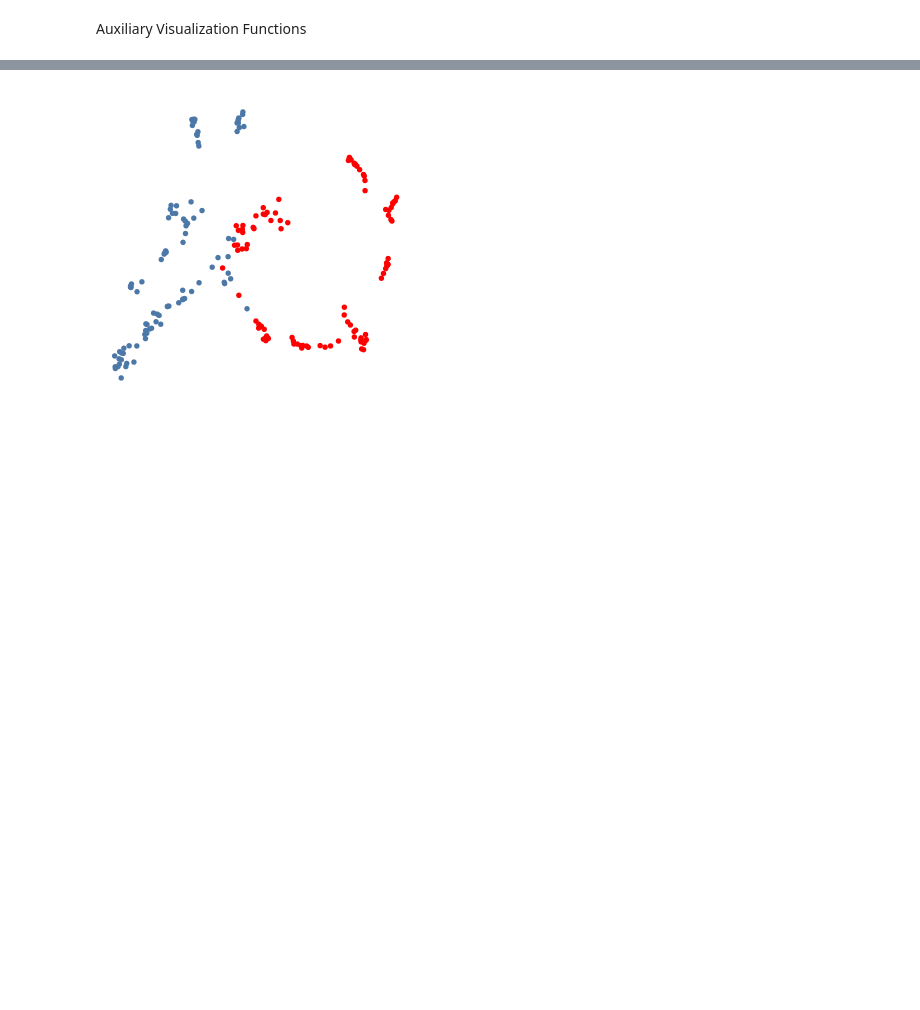
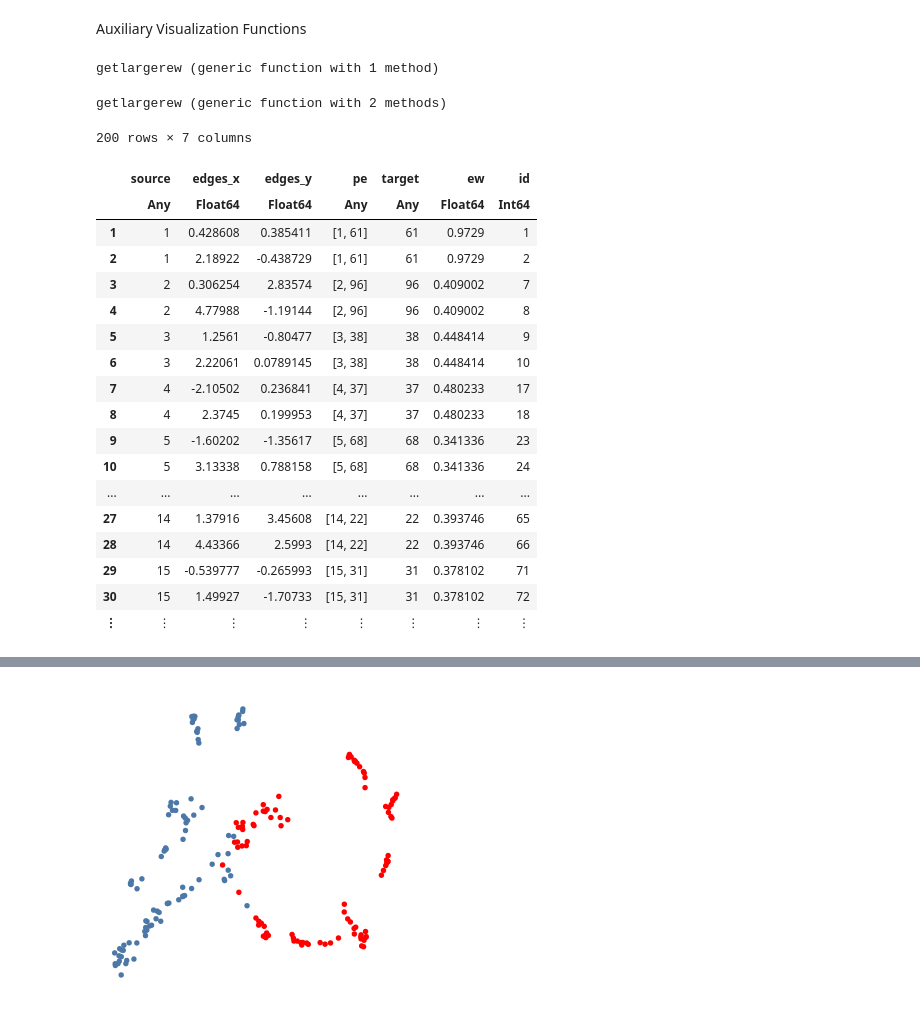
Before and after one commit to davibarreira/Data_Visualization, a Jupyter notebook: Project/OTDD/OTDD.ipynb, the cells around one changed output, grey strips where cells are left out. Saved outputs shown, nothing was run; the diff lists cells and outputs as text; code cells hidden in the pictures; blank space fills up the shorter version.

Commit message:
Criando as edges

```diff
--- a/Project/OTDD/OTDD.ipynb
+++ b/Project/OTDD/OTDD.ipynb
@@ -111,13 +108,19 @@ of the distributions.
 function CreateEdges(μ, ν, γ; ewfilter=0)
     edges = Array{Float64}(undef, 0, 2)
     pe    = []
+    source    = []
+    target    = []
     for i in 1:size(μ)[1], j in 1:size(ν)[1]
         edges  = vcat(edges,[μ[i,1],μ[i,2]]')
         edges  = vcat(edges,[ν[j,1],ν[j,2]]')
         pe     = vcat(pe,string([i,j]))
         pe     = vcat(pe,string([i,j]))
+        source = vcat(source,i)
+        source = vcat(source,i)
+        target = vcat(target,j)
+        target = vcat(target,j)
     end
-    df = DataFrame(edges_x=edges[:,1],edges_y = edges[:,2],pe=pe);
+    df = DataFrame(edges_x=edges[:,1],edges_y = edges[:,2],pe=pe, source=source, target=target);
     edge_w = []
     for i in 1:size(γ)[1], j in 1:size(γ)[1]
         edge_w = vcat(edge_w,γ[i,j])
@@ -127,6 +130,7 @@ function CreateEdges(μ, ν, γ; ewfilter=0)
 
     filter = ewfilter
     df = df[df[:,:ew] .>= filter,:];
+    df[!,:id] .= 1:size(df)[1];
     return df
 end
 
@@ -138,7 +142,7 @@ of Optimal Transport plan.
 function PlotOT(μ,ν,γ;filter=0.0,title="",width=300,height=300, ewfilter=0.5)
     df = CreateEdges(μ,ν,γ, ewfilter=ewfilter)
 
-    df = df[df[:,:ew] .>= filter,:]
+#     df = df[df[:,:ew] .>= filter,:]
     v1 = @vlplot(
         mark={:circle,opacity=1},
         x={μ[:,1],type="quantitative",axis=nothing},
@@ -178,4 +182,42 @@ df = DataFrame(
 d_mnist  = Matrix(df[df[:,:dataset].=="mnist",[:x1,:x2]])
 d_fmnist = Matrix(df[df[:,:dataset].=="fmnist",[:x1,:x2]]);
 # %%
-edges = CreateEdges(d_mnist, d_fmnist, γ, ewfilter=0.5);
+edges = CreateEdges(d_mnist, d_fmnist, γ, ewfilter=0.1);
+# %%
+function getlargerew(edges)
+    l_edgesid = unique(sort(edges,:ew, rev=true),:source)[!,:id]
+    l_edges   = edges[sort(vcat(l_edgesid,l_edgesid .+1)),:]
+    return l_edges
+end
+# %% [output]
+getlargerew (generic function with 1 method)
+# %%
+function getlargerew(edges, n=1)
+    return combine(groupby(edges, :source)) do sdf
+        first(sort(sdf,:ew; rev=true),n)
+    end
+end
+# %% [output]
+getlargerew (generic function with 2 methods)
+# %%
+getlargerew(edges,2)
+# %% [output]
+200 rows × 7 columns
+|  | source | edges_x | edges_y | pe | target | ew | id |
+|  | Any | Float64 | Float64 | Any | Any | Float64 | Int64 |
+| 1 | 1 | 0.428608 | 0.385411 | [1, 61] | 61 | 0.9729 | 1 |
+| 2 | 1 | 2.18922 | -0.438729 | [1, 61] | 61 | 0.9729 | 2 |
+| 3 | 2 | 0.306254 | 2.83574 | [2, 96] | 96 | 0.409002 | 7 |
+| 4 | 2 | 4.77988 | -1.19144 | [2, 96] | 96 | 0.409002 | 8 |
+| 5 | 3 | 1.2561 | -0.80477 | [3, 38] | 38 | 0.448414 | 9 |
+| 6 | 3 | 2.22061 | 0.0789145 | [3, 38] | 38 | 0.448414 | 10 |
+| 7 | 4 | -2.10502 | 0.236841 | [4, 37] | 37 | 0.480233 | 17 |
+| 8 | 4 | 2.3745 | 0.199953 | [4, 37] | 37 | 0.480233 | 18 |
+| 9 | 5 | -1.60202 | -1.35617 | [5, 68] | 68 | 0.341336 | 23 |
+| 10 | 5 | 3.13338 | 0.788158 | [5, 68] | 68 | 0.341336 | 24 |
+| ... | ... | ... | ... | ... | ... | ... | ... |
+| 27 | 14 | 1.37916 | 3.45608 | [14, 22] | 22 | 0.393746 | 65 |
+| 28 | 14 | 4.43366 | 2.5993 | [14, 22] | 22 | 0.393746 | 66 |
+| 29 | 15 | -0.539777 | -0.265993 | [15, 31] | 31 | 0.378102 | 71 |
+| 30 | 15 | 1.49927 | -1.70733 | [15, 31] | 31 | 0.378102 | 72 |
+| ⋮ | ⋮ | ⋮ | ⋮ | ⋮ | ⋮ | ⋮ | ⋮ |
```
Also changed, not shown: parts of 4 cells of this notebook, 1 other file.
